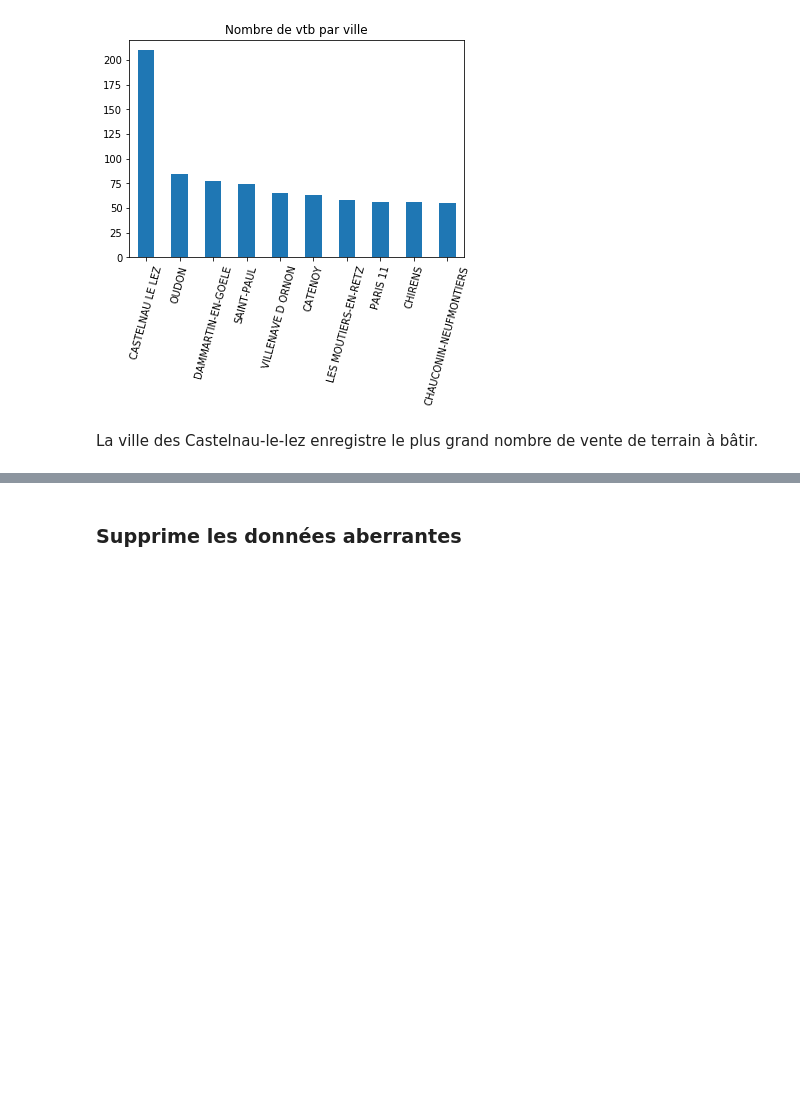
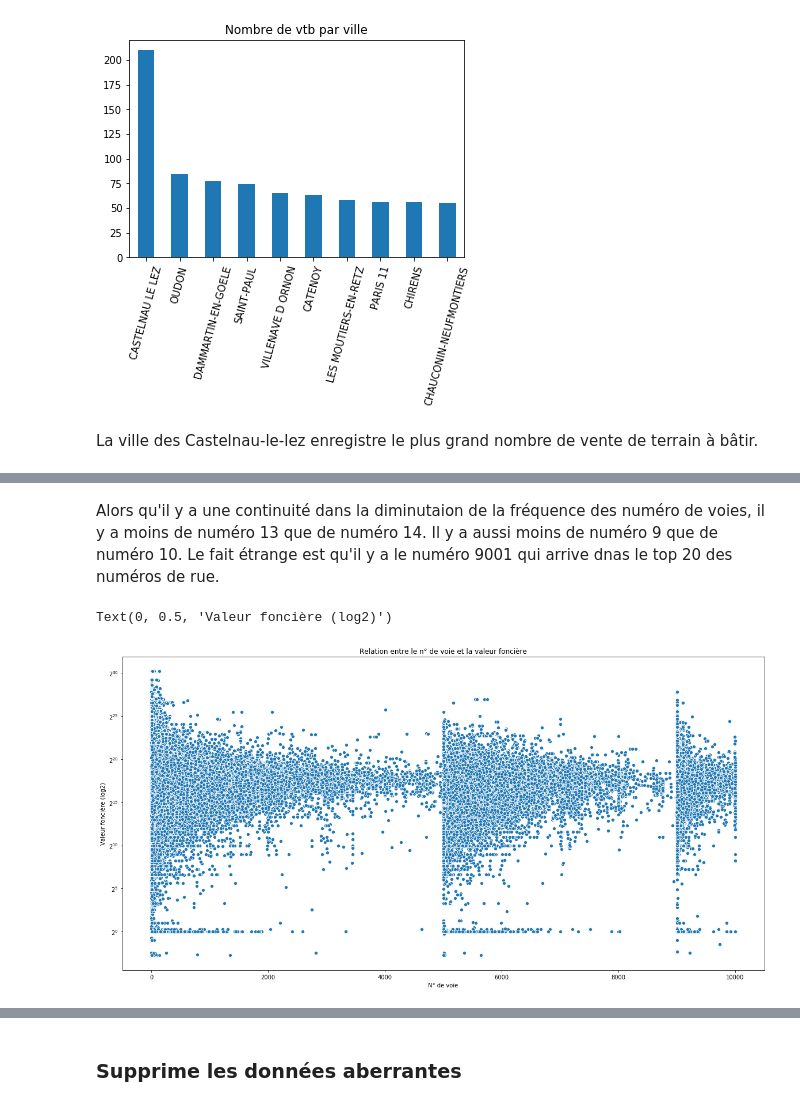
Before and after one commit to houseofai/french-realestate-price-prediction, a Jupyter notebook: Valeurs Foncieres Franccaise - EDA.ipynb, the cells around one changed output, grey strips where cells are left out. Saved outputs shown, nothing was run; the diff lists cells and outputs as text; code cells hidden in the pictures; blank space fills up the shorter version.

```diff
--- a/Valeurs Foncieres Franccaise - EDA.ipynb
+++ b/Valeurs Foncieres Franccaise - EDA.ipynb
@@ -394,0 +479,13 @@ La ville des Castelnau-le-lez enregistre le plus grand nombre de vente de terrai
+# %% [markdown]
+Alors qu'il y a une continuité dans la diminutaion de la fréquence des numéro de voies, il y a moins de numéro 13 que de numéro 14. Il y a aussi moins de numéro 9 que de numéro 10.
+Le fait étrange est qu'il y a le numéro 9001 qui arrive dnas le top 20 des numéros de rue.
+# %%
+plt.figure(figsize=(20,10))
+ax = sns.scatterplot(x=df.no_voie, y=df.valeur_fonciere)
+ax.set_yscale('log', basey=2)
+ax.set_title('Relation entre le n° de voie et la valeur foncière')
+ax.set_xlabel('N° de voie')
+ax.set_ylabel('Valeur foncière (log2)')
+# %% [output]
+Text(0, 0.5, 'Valeur foncière (log2)')
+[figure, added]
```
Also changed, not shown: parts of 20 cells of this notebook.
